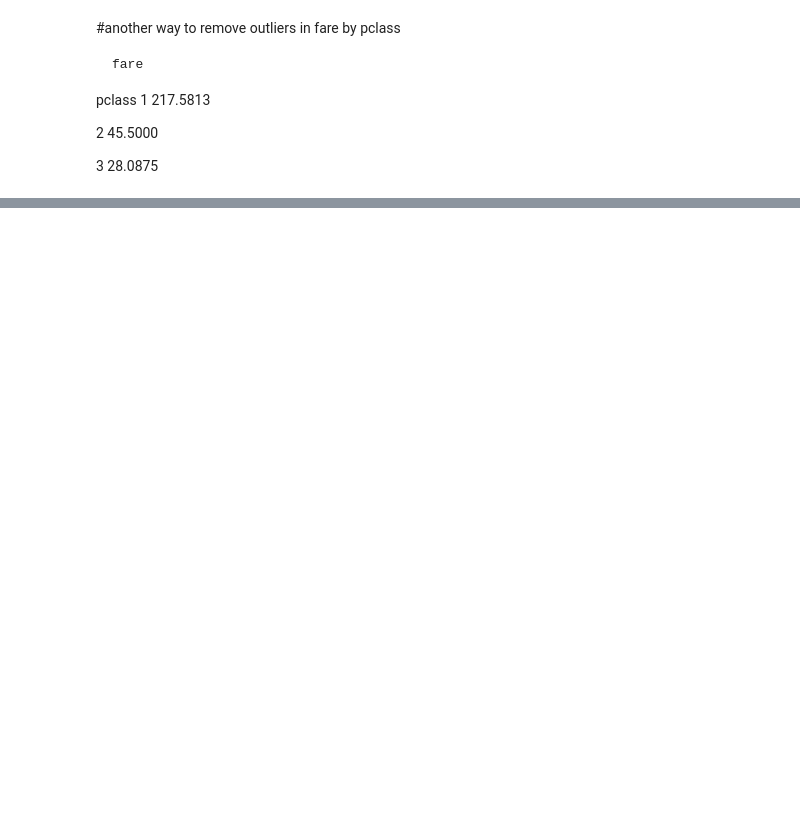
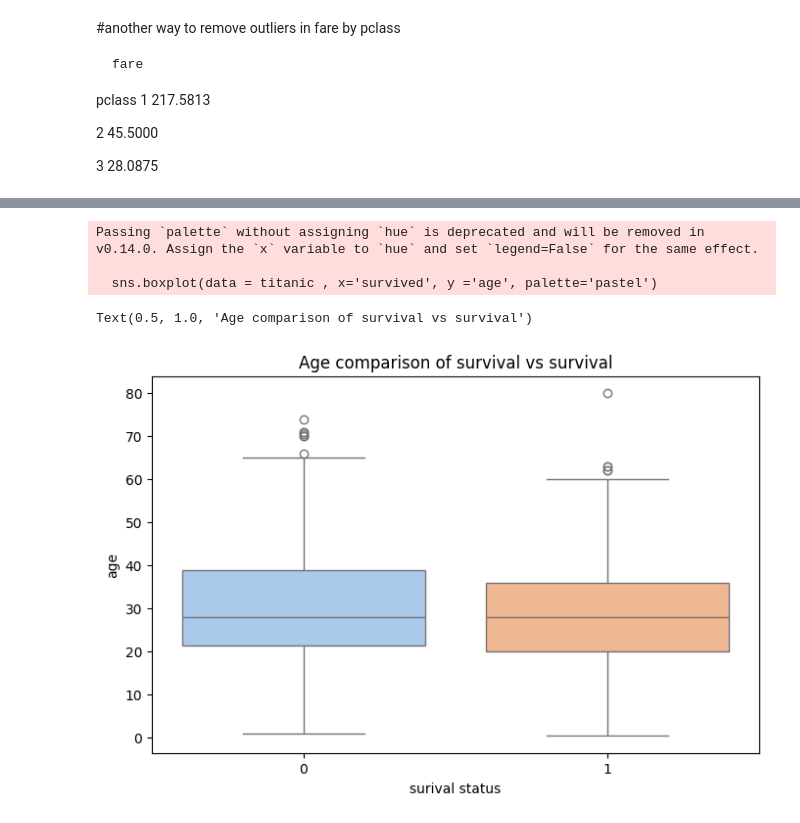
Before and after one commit to adityadomble/Dream-With-Data-Internship, a Jupyter notebook: python/Titanic_EDA_day3.ipynb, the cells around one changed output, grey strips where cells are left out. Saved outputs shown, nothing was run; the diff lists cells and outputs as text; code cells hidden in the pictures; blank space fills up the shorter version.

```diff
--- a/python/Titanic_EDA_day3.ipynb
+++ b/python/Titanic_EDA_day3.ipynb
@@ -769,0 +875,12 @@ titanic['age_group']=pd.cut(titanic['age'],bins=x,labels=y)
+# %%
+plt.figure(figsize =(8,5))
+sns.boxplot(data = titanic , x='survived', y ='age', palette='pastel')
+plt.xlabel("surival status")
+plt.ylabel("age")
+plt.title("Age comparison of survival vs survival")
+# %% [output]
+Passing `palette` without assigning `hue` is deprecated and will be removed in v0.14.0. Assign the `x` variable to `hue` and set `legend=False` for the same effect.
+
+  sns.boxplot(data = titanic , x='survived', y ='age', palette='pastel')
+Text(0.5, 1.0, 'Age comparison of survival vs survival')
+[figure, added]
```
Also changed, not shown: parts of 18 cells of this notebook.
